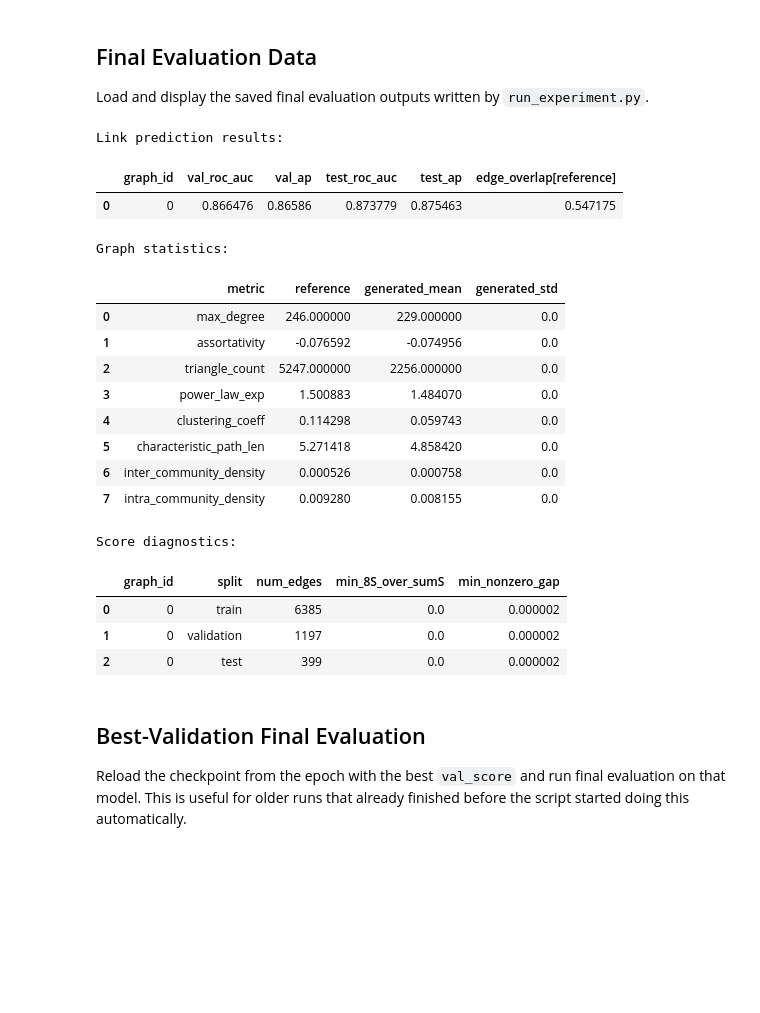
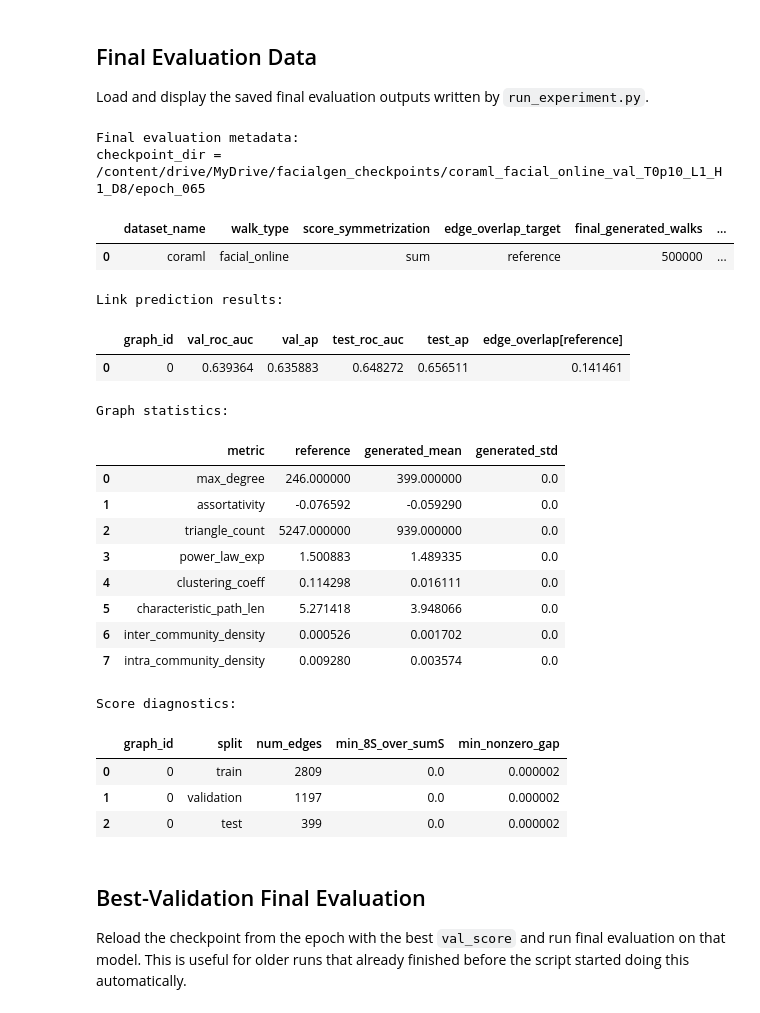
Before and after one commit to rbmuk/facialgen, a Jupyter notebook: run_experiment_notebook.ipynb, the cells around one changed output. Saved outputs shown, nothing was run; the diff lists cells and outputs as text; code cells hidden in the pictures; blank space fills up the shorter version.

```diff
--- a/run_experiment_notebook.ipynb
+++ b/run_experiment_notebook.ipynb
@@ -88,7 +87,7 @@ args = SimpleNamespace(
     epoch_seed=99,
     vertex_context_size=17,
     # walk_type: 'facial', 'facial_online', or 'random'
-    walk_type='random',
+    walk_type='facial_online',
     batch_size=2048,
     second_order_p=1.0,
     second_order_q=1.0,
@@ -99,7 +98,7 @@ args = SimpleNamespace(
     num_workers=0,
     device='auto',
     # tqdm or log
-    progress_mode='log',
+    progress_mode='tqdm',
     n_layer=1,
     n_head=1,
     n_embd=8,
@@ -109,10 +108,10 @@ args = SimpleNamespace(
     log_every=20,
     # early_stop_mode: 'none', 'val', or 'edge_overlap'
     early_stop_mode='val',
-    early_stop_patience=20,
+    early_stop_patience=3,
     early_stop_min_delta=0.0,
     val_fraction=0.15,
-    train_fraction=None,
+    train_fraction=0.50,
     test_fraction=0.05,
     split_seed=123,
     eval_generated_walks=100_000,
@@ -127,7 +126,7 @@ args = SimpleNamespace(
     edge_overlap_target='reference',
     use_link_prediction_split=True,
     skip_train=False,
-    final_generated_walks=500_000,
+    final_generated_walks=2_000_000,
     final_max_length=None,
     generation_batch_size=2_048,
     num_generated_graphs=1,
@@ -296,33 +264,43 @@ else:
 
 Load and display the saved final evaluation outputs written by `run_experiment.py`.
 # %%
+if final_meta:
+    print('Final evaluation metadata:')
+    if 'checkpoint_dir' in final_meta:
+        print('checkpoint_dir =', final_meta['checkpoint_dir'])
+    display(pd.DataFrame([final_meta]))
+
 print('Link prediction results:')
 display(lp_table)
 
 print('Graph statistics:')
 display(stats_table)
 
 print('Score diagnostics:')
 display(diag_table)
 # %% [output]
-Link prediction results:
+Final evaluation metadata:
+checkpoint_dir = /content/drive/MyDrive/facialgen_checkpoints/coraml_facial_online_val_T0p10_L1_H1_D8/epoch_065
-|  | graph_id | val_roc_auc | val_ap | test_roc_auc | test_ap | edge_overlap[reference] |
-| 0 | 0 | 0.866476 | 0.86586 | 0.873779 | 0.875463 | 0.547175 |
+|  | dataset_name | walk_type | score_symmetrization | edge_overlap_target | final_generated_walks | ... |
+| 0 | coraml | facial_online | sum | reference | 500000 | ... |
-Graph statistics:
+Link prediction results:
-|  | metric | reference | generated_mean | generated_std |
-| 0 | max_degree | 246.000000 | 229.000000 | 0.0 |
-| 1 | assortativity | -0.076592 | -0.074956 | 0.0 |
-| 2 | triangle_count | 5247.000000 | 2256.000000 | 0.0 |
-| 3 | power_law_exp | 1.500883 | 1.484070 | 0.0 |
-| 4 | clustering_coeff | 0.114298 | 0.059743 | 0.0 |
-| 5 | characteristic_path_len | 5.271418 | 4.858420 | 0.0 |
-| 6 | inter_community_density | 0.000526 | 0.000758 | 0.0 |
-| 7 | intra_community_density | 0.009280 | 0.008155 | 0.0 |
+|  | graph_id | val_roc_auc | val_ap | test_roc_auc | test_ap | edge_overlap[reference] |
+| 0 | 0 | 0.639364 | 0.635883 | 0.648272 | 0.656511 | 0.141461 |
-Score diagnostics:
+Graph statistics:
-|  | graph_id | split | num_edges | min_8S_over_sumS | min_nonzero_gap |
-| 0 | 0 | train | 6385 | 0.0 | 0.000002 |
-| 1 | 0 | validation | 1197 | 0.0 | 0.000002 |
-| 2 | 0 | test | 399 | 0.0 | 0.000002 |
+|  | metric | reference | generated_mean | generated_std |
+| 0 | max_degree | 246.000000 | 399.000000 | 0.0 |
+| 1 | assortativity | -0.076592 | -0.059290 | 0.0 |
+| 2 | triangle_count | 5247.000000 | 939.000000 | 0.0 |
+| 3 | power_law_exp | 1.500883 | 1.489335 | 0.0 |
+| 4 | clustering_coeff | 0.114298 | 0.016111 | 0.0 |
+| 5 | characteristic_path_len | 5.271418 | 3.948066 | 0.0 |
+| 6 | inter_community_density | 0.000526 | 0.001702 | 0.0 |
+| 7 | intra_community_density | 0.009280 | 0.003574 | 0.0 |
+Score diagnostics:
+|  | graph_id | split | num_edges | min_8S_over_sumS | min_nonzero_gap |
+| 0 | 0 | train | 2809 | 0.0 | 0.000002 |
+| 1 | 0 | validation | 1197 | 0.0 | 0.000002 |
+| 2 | 0 | test | 399 | 0.0 | 0.000002 |
 # %% [markdown]
 ## Best-Validation Final Evaluation
 
```
Also changed, not shown: parts of 7 cells of this notebook, 3 other files.
